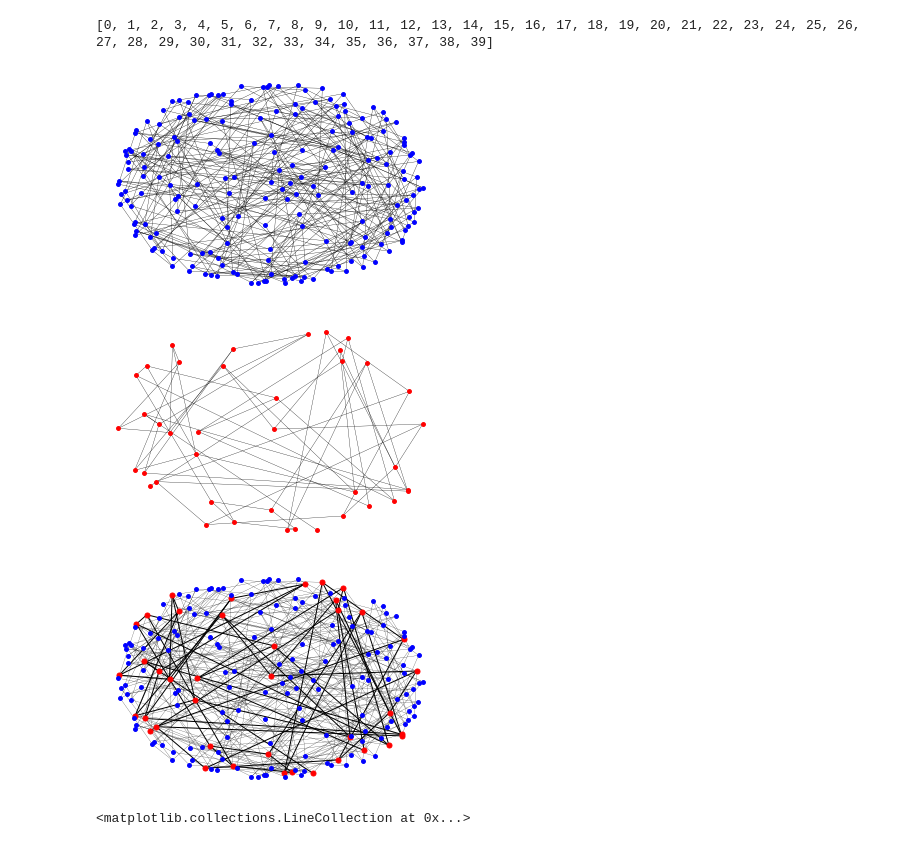
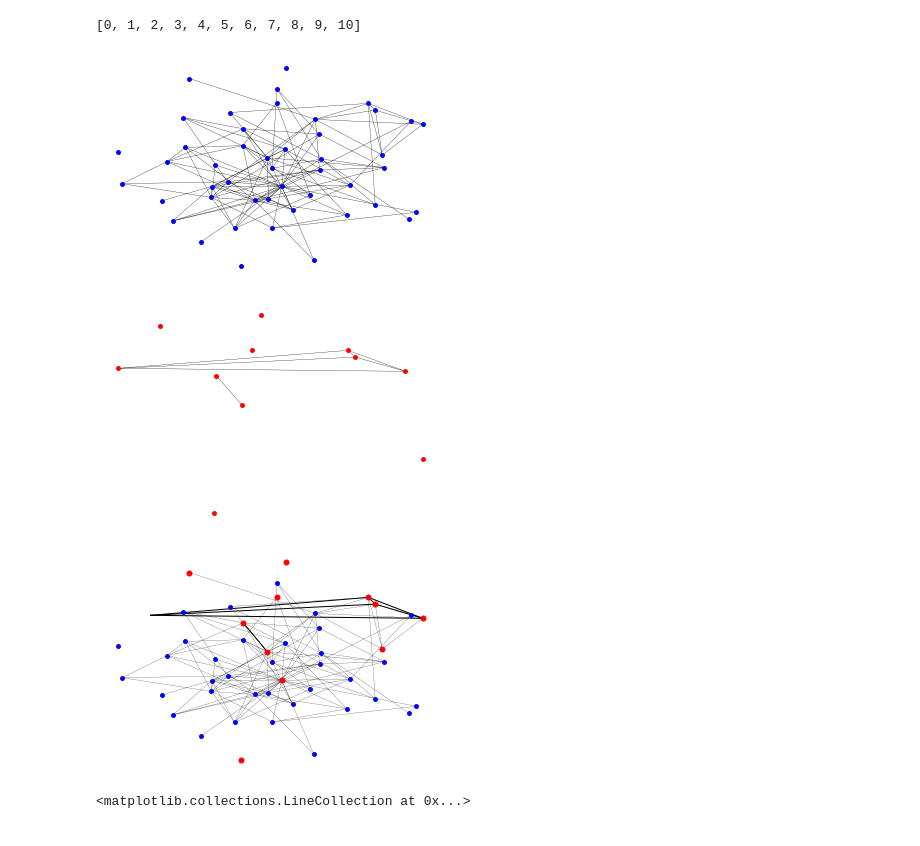
Before and after one commit to johaGL/constraintProgramming_learn, a Jupyter notebook: script/3_analyse_resultat/plot_graph_target_pattern_sol.ipynb, the cells around one changed output. Drawn from its saved outputs; the diff is of its cells as text; code cells hidden in the pictures.

```diff
--- a/script/3_analyse_resultat/plot_graph_target_pattern_sol.ipynb
+++ b/script/3_analyse_resultat/plot_graph_target_pattern_sol.ipynb
@@ -8,8 +8,8 @@ target=nx.Graph()
 pattern=nx.Graph()
 
 
-#data="Subisomorphism_METABO-46.json"
-data="Subisomorphism_40_node_1.json"
+data="Subisomorphism_METABO-46.json"
+#data="Subisomorphism_40_node_1.json"
 result=""
 
 with open(data) as json_data:
@@ -29,7 +29,7 @@ pos_target = nx.spring_layout(target,k=1)
 
 #Liste récupérer par le solver
 
-L="143 191 192 79 68 29 169 155 75 80 46 110 14 44 59 164 190 175 115 22 7 8 188 33 19 11 93 125 161 179 119 184 12 193 112 43 24 176 42 82"
+L="0 1 2 3 44 45 6 7 8 9 5"
 L=L.split(" ")
 
 subgraph_label=[i for i in range(data_dict['nTargetNodes'])]
@@ -39,43 +39,44 @@ for i in range(len(L)):
 print(L)
 for node in L:
     subgraph_label.remove(node)
+
 
 i=0
 for node in range(len(pos_pattern)):
     pos_pattern[i]=pos_target[int(L[node])]
     i=i+1
 
 
 plt.figure()
 plt.axis('off')
 
 nx.draw_networkx_nodes(target, pos_target, node_color="blue",node_size=15, node_shape="o", nodelist=target_label )
 #nx.draw_networkx_labels(target,pos,font_weight=800,font_color='black')
 nx.draw_networkx_edges(target, pos_target, width=0.3)
 
 plt.figure()
 plt.axis('off')
 
 nx.draw_networkx_nodes(pattern, pos_pattern, node_color="red",node_size=15, node_shape="o", nodelist=pattern_label )
 #nx.draw_networkx_labels(pattern,pos,font_weight=800,font_color='black')
 nx.draw_networkx_edges(pattern, pos_pattern, width=0.3)
 
 
 plt.figure()
 plt.axis('off')
 
 nx.draw_networkx_nodes(target, pos_target, node_color="red",node_size=25, node_shape="o", nodelist=L )
 nx.draw_networkx_nodes(target, pos_target , node_color="blue",node_size=15, node_shape="o", nodelist=subgraph_label )
 #nx.draw_networkx_labels(target,pos,font_weight=800,font_color='black')
 nx.draw_networkx_edges(target, pos_target, width=0.2)
 nx.draw_networkx_edges(pattern, pos_pattern, width=1)
 
-plt.savefig("data/Subisomorphism_40_node_0.png")
+plt.savefig("Subisomorphism_40_node_0.png")
 # %% [output]
-[0, 1, 2, 3, 4, 5, 6, 7, 8, 9, 10, 11, 12, 13, 14, 15, 16, 17, 18, 19, 20, 21, 22, 23, 24, 25, 26, 27, 28, 29, 30, 31, 32, 33, 34, 35, 36, 37, 38, 39]
+[0, 1, 2, 3, 4, 5, 6, 7, 8, 9, 10]
-[figure, old version]
+[figure, new version]
-[figure, old version]
+[figure, new version]
-[figure, old version]
+[figure, new version]
 # %%
 # %% [output]
 <matplotlib.collections.LineCollection at 0x...>
```
Also changed, not shown: parts of 3 cells of this notebook, 9 other files.
